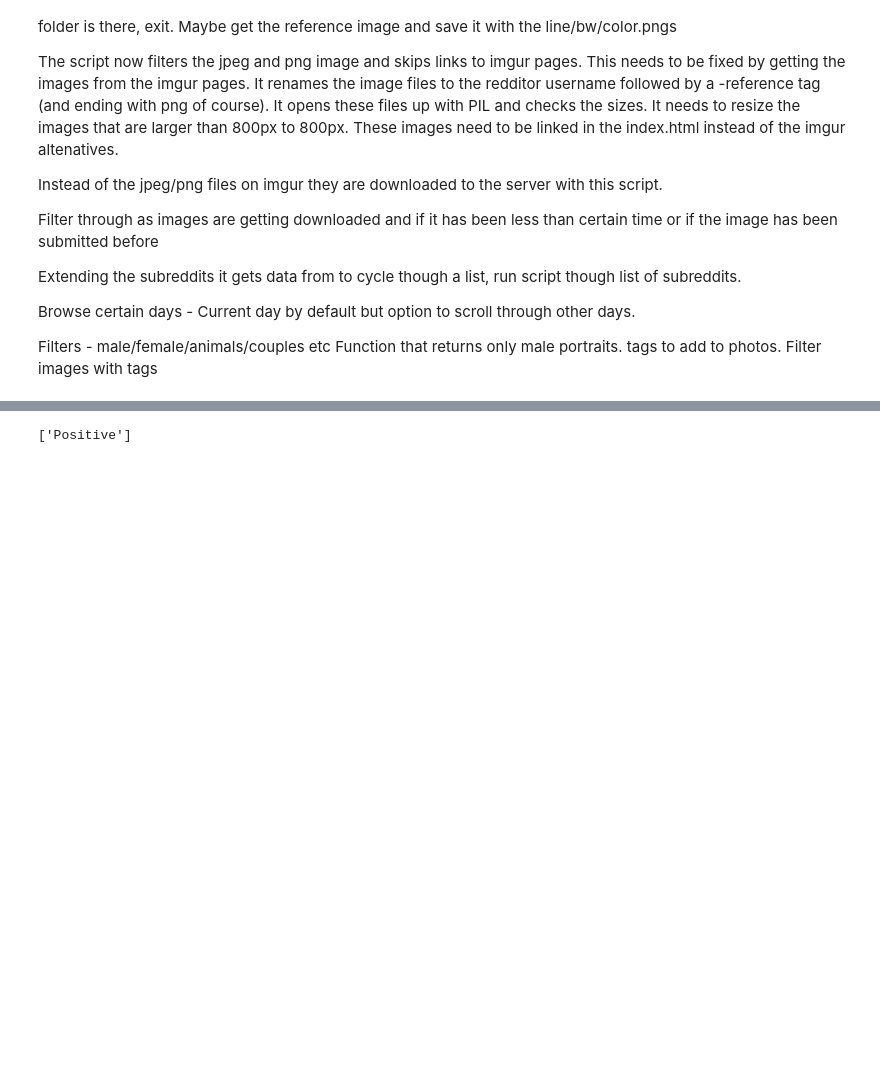
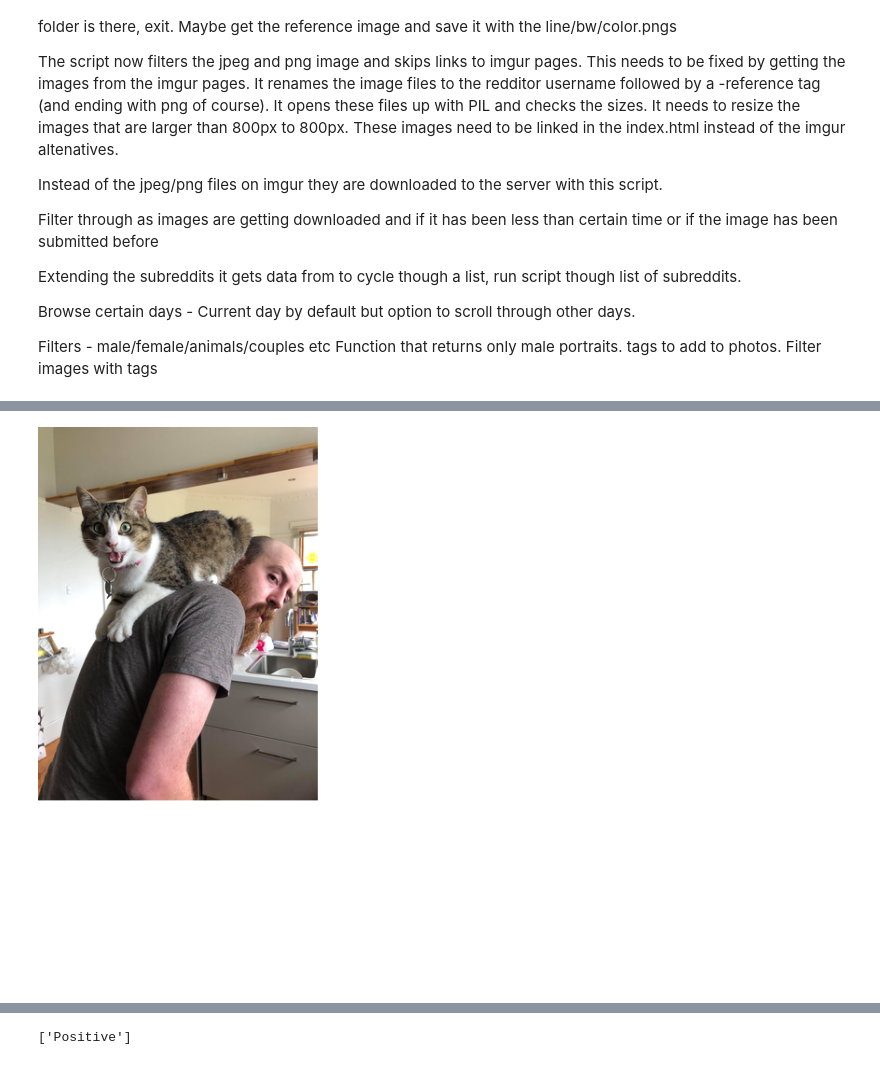
Before and after one commit to GetsDrawn/getsdrawndotcom, a Jupyter notebook: NikolaGetsDrawn.ipynb, the cells around one changed output, grey strips where cells are left out. Saved outputs shown, nothing was run; the diff lists cells and outputs as text; code cells hidden in the pictures; blank space fills up the shorter version.

```diff
--- a/NikolaGetsDrawn.ipynb
+++ b/NikolaGetsDrawn.ipynb
@@ -237,0 +309,4 @@ deploysite('/mnt/c/Users/luke/Documents/zh-artctrl/', 'getsdrawn')
+# %%
+imgdisplay(filename='img.png')
+# %% [output]
+[figure, added]
```
Also changed, not shown: parts of 36 cells of this notebook.
